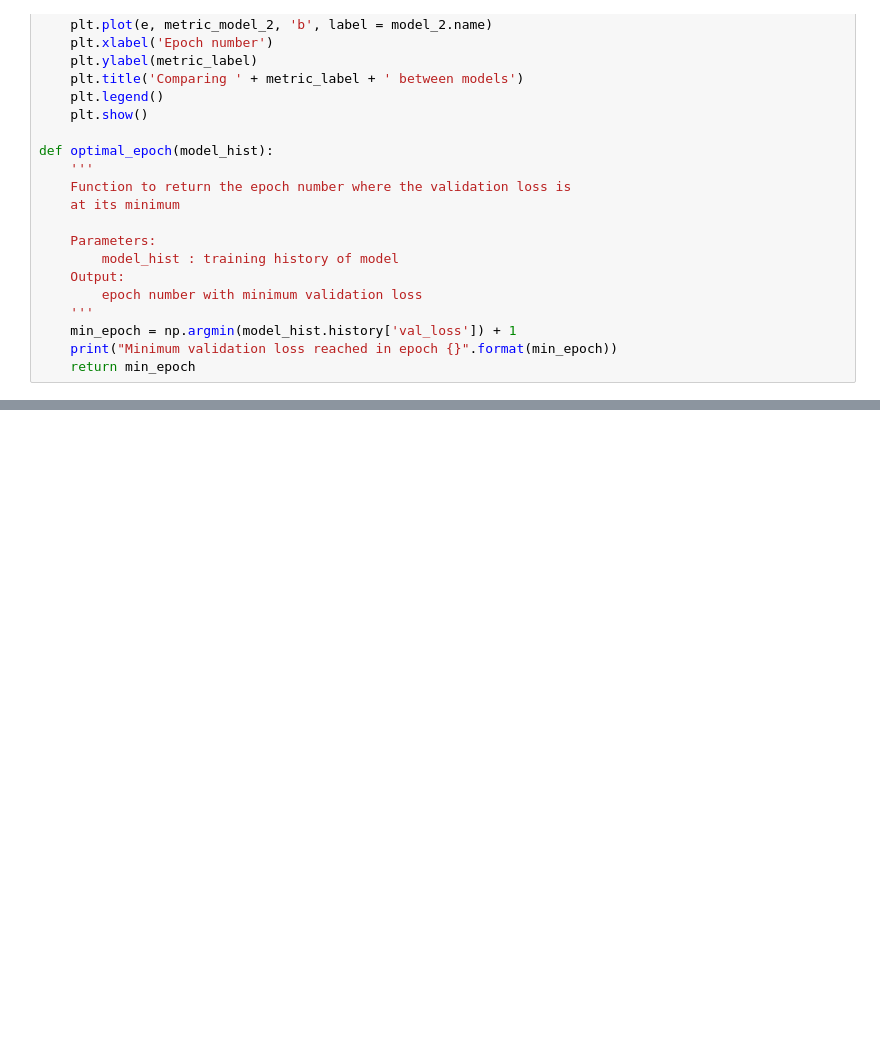
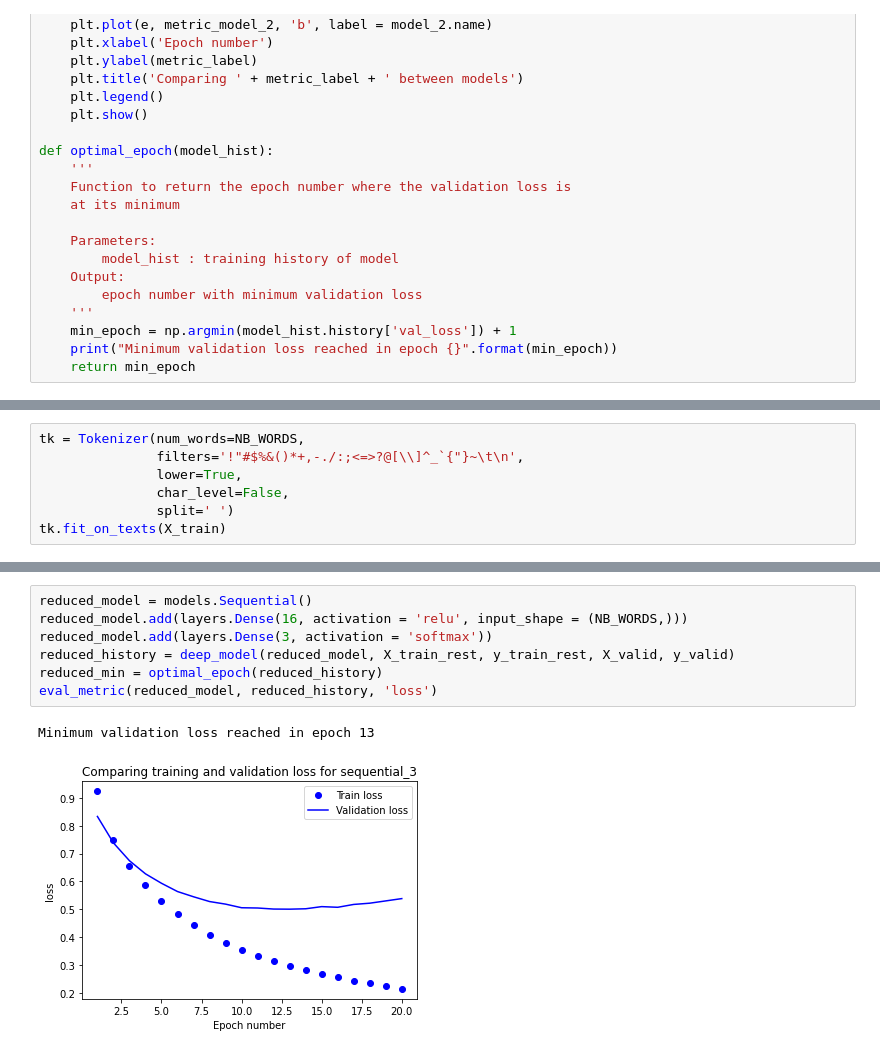
Before and after one commit to maysoon1221/AI_Surestart_MIT, a Jupyter notebook: Day 18/Sentiment.ipynb, the cells around one changed output, grey strips where cells are left out. Saved outputs shown, nothing was run; the diff lists cells and outputs as text; blank space fills up the shorter version.

```diff
--- a/Day 18/Sentiment.ipynb
+++ b/Day 18/Sentiment.ipynb
@@ -177,0 +174,7 @@ LookupError:
+# %%
+tk = Tokenizer(num_words=NB_WORDS,
+               filters='!"#$%&()*+,-./:;<=>?@[\\]^_`{"}~\t\n',
+               lower=True,
+               char_level=False,
+               split=' ')
+tk.fit_on_texts(X_train)
@@ -177,0 +204,10 @@ LookupError:
+# %%
+reduced_model = models.Sequential()
+reduced_model.add(layers.Dense(16, activation = 'relu', input_shape = (NB_WORDS,)))
+reduced_model.add(layers.Dense(3, activation = 'softmax'))
+reduced_history = deep_model(reduced_model, X_train_rest, y_train_rest, X_valid, y_valid)
+reduced_min = optimal_epoch(reduced_history)
+eval_metric(reduced_model, reduced_history, 'loss')
+# %% [output]
+Minimum validation loss reached in epoch 13
+[figure, added]
```
Also changed, not shown: parts of 16 cells of this notebook.
